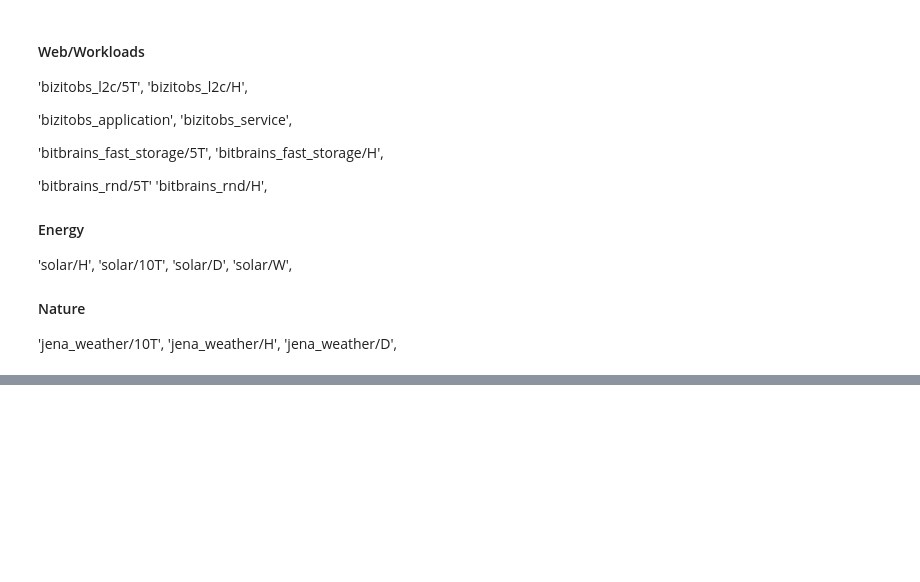
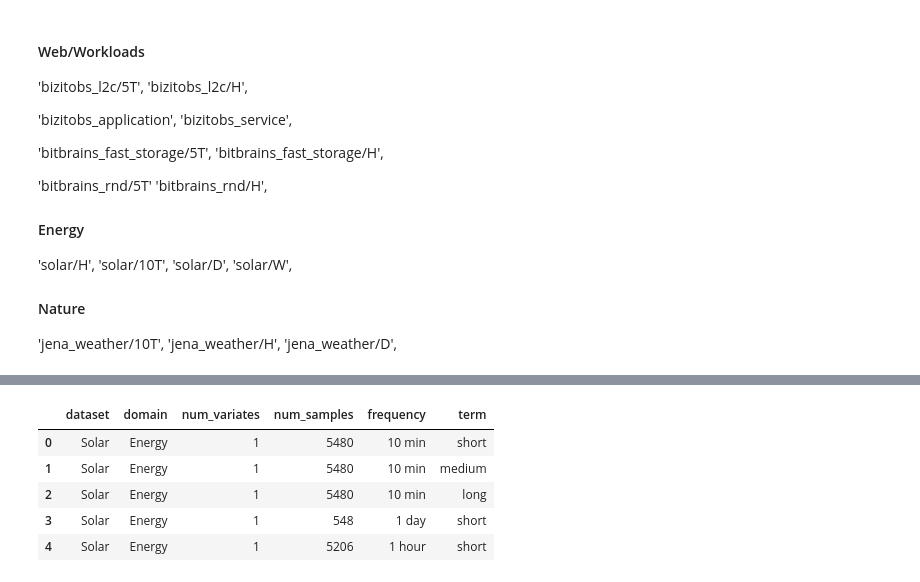
Before and after one commit to GiuliaGhisolfi/TSFM-ZeroShotEval, a Jupyter notebook: EDA.ipynb, the cells around one changed output, grey strips where cells are left out. Saved outputs shown, nothing was run; the diff lists cells and outputs as text; code cells hidden in the pictures; blank space fills up the shorter version.

```diff
--- a/EDA.ipynb
+++ b/EDA.ipynb
@@ -147,0 +226,23 @@ solar_10T.shape, solar_H.shape, solar_D.shape, solar_W.shape
+# %%
+# organize by domain and dataset
+dataset = dataset.sort_values(["domain", "dataset", "frequency"])
+dataset = dataset.reset_index(drop=True)
+
+dataset["dataset"] = dataset["dataset"].map(pretty_names)
+dataset["frequency"] = dataset["frequency"].map({
+    "5T": "5 min",
+    "H": "1 hour",
+    "D": "1 day",
+    "W": "1 week",
+    "10T": "10 min",
+    "10S": "10 sec",
+})
+
+dataset.head()
+# %% [output]
+|  | dataset | domain | num_variates | num_samples | frequency | term |
+| 0 | Solar | Energy | 1 | 5480 | 10 min | short |
+| 1 | Solar | Energy | 1 | 5480 | 10 min | medium |
+| 2 | Solar | Energy | 1 | 5480 | 10 min | long |
+| 3 | Solar | Energy | 1 | 548 | 1 day | short |
+| 4 | Solar | Energy | 1 | 5206 | 1 hour | short |
```
Also changed, not shown: parts of 8 cells of this notebook, 4 other files.
